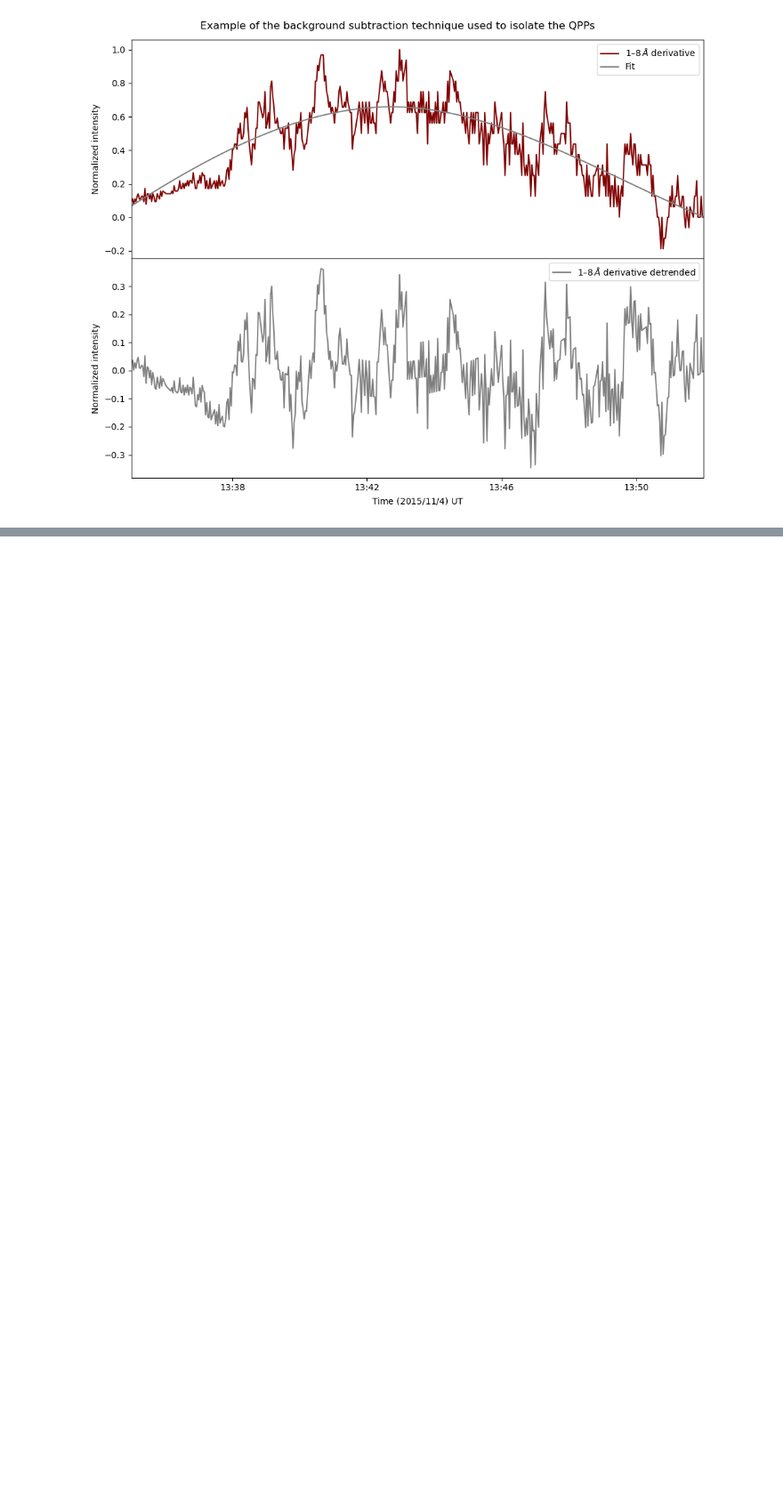
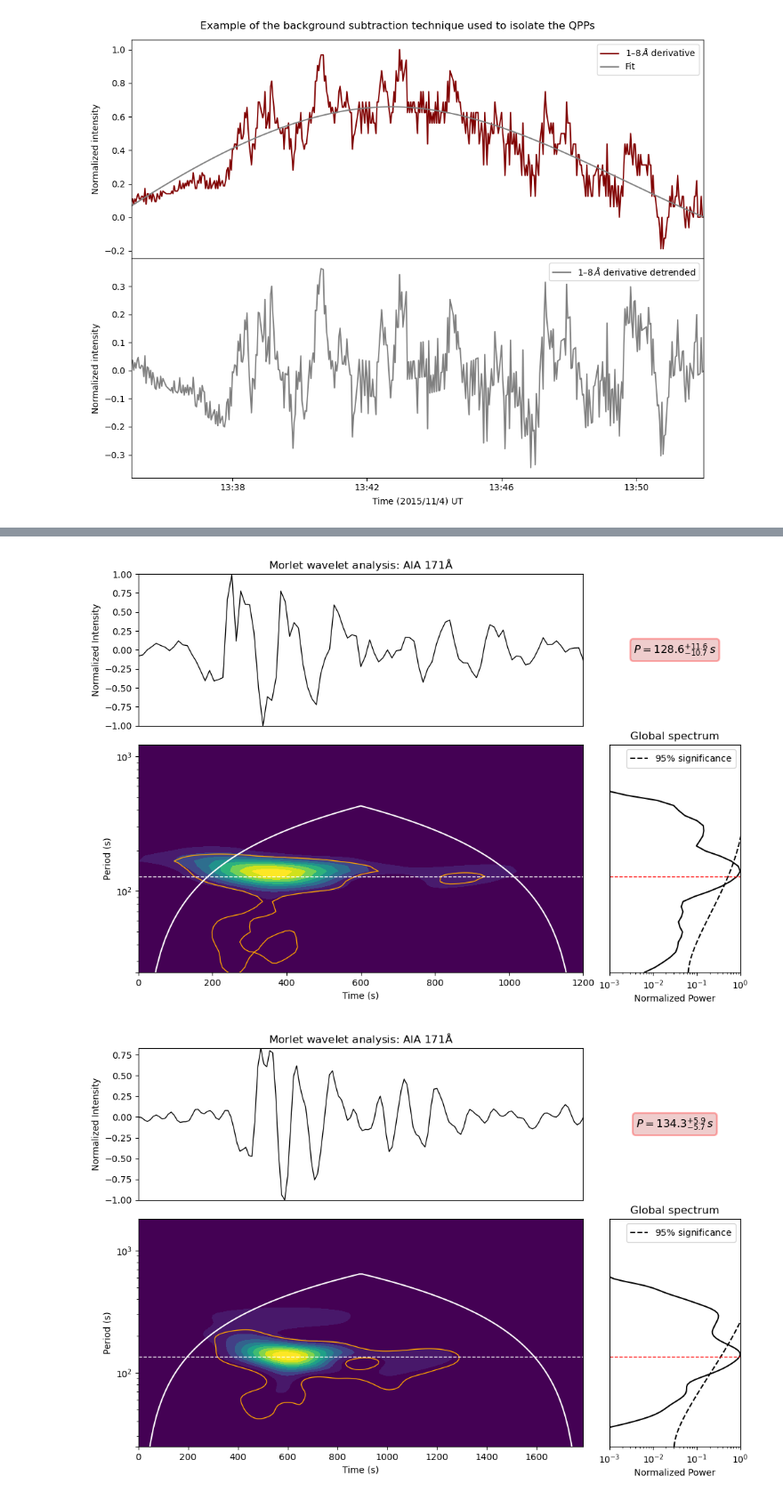
Before and after one commit to zorzeus/solar_flares_internship, a Jupyter notebook: sfi_01.ipynb, the cells around one changed output, grey strips where cells are left out. Shown at 89% size. Saved outputs shown, nothing was run; the diff lists cells and outputs as text; code cells hidden in the pictures; blank space fills up the shorter version.

```diff
--- a/sfi_01.ipynb
+++ b/sfi_01.ipynb
@@ -25,7 +25,7 @@ import pywt
 from scipy.interpolate import LSQUnivariateSpline
 from scipy.interpolate import UnivariateSpline
 # %%
-tr = TimeRange("2015-11-04T13:30", "2015-11-04T14:00") # our time range, for now!
+tr = TimeRange("2015-11-04 13:30:00", "2015-11-04 14:00:00") # our time range, for now!
 # %% [markdown]
 ### 1. EUV light curves from SDO/AIA
 
@@ -885,0 +672,16 @@ ValueError: No significant QPP found in 100.0-250.0s band
+# %%
+aia171     = pd.read_pickle('norm171.pkl')
+aia171 = aia171.loc[t0_dt:t1_dt]
+
+P0, err_low, err_high, fig = wavelet_analysis(aia171, dj=0.125,
+                                detrend=True, peak_method='ridge',
+                                detrend_method='savgol')
+
+aia171     = pd.read_pickle('norm171.pkl')
+aia171 = aia171.loc[t0_nd:t1_nd]
+
+P0, err_low, err_high, fig = wavelet_analysis(aia171, dj=0.0625,
+                                detrend=False, peak_method='ridge')
+# %% [output]
+[figure, added]
+[figure, added]
```
Also changed, not shown: parts of 22 cells of this notebook.
